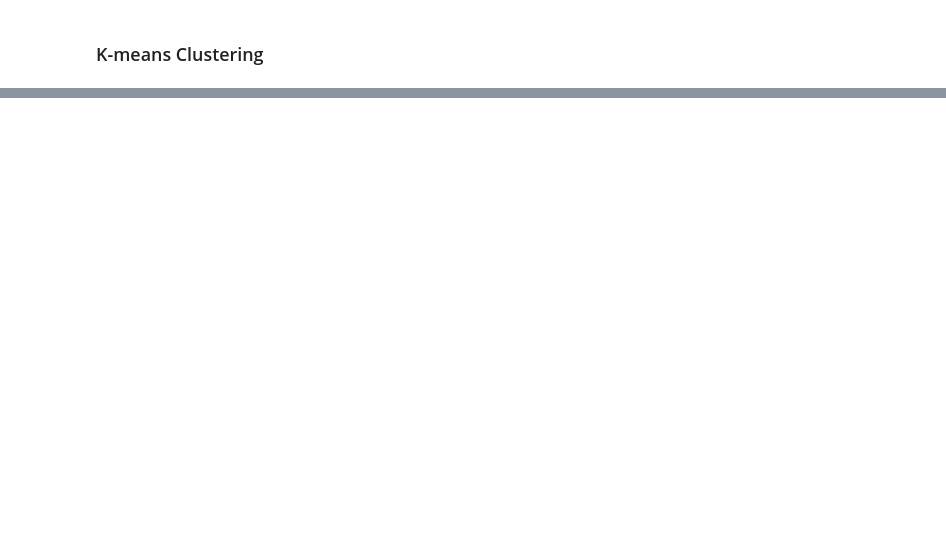
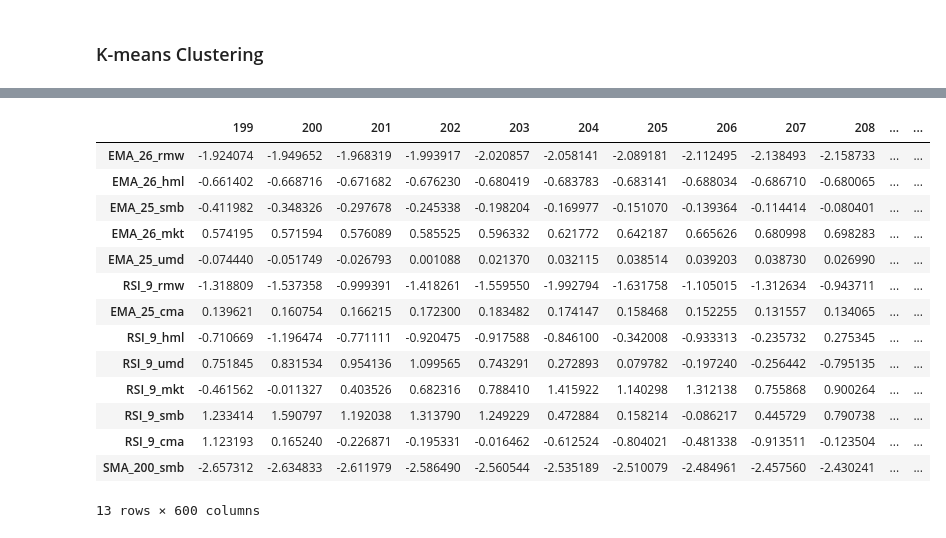
Before and after one commit to NatamonTonfon/NSC, a Jupyter notebook: model/CMA model.ipynb, the cells around one changed output, grey strips where cells are left out. Cells and saved outputs as stored; diff of their text form; code cells hidden in the pictures; blank space fills up the shorter version.

```diff
--- a/model/CMA model.ipynb
+++ b/model/CMA model.ipynb
@@ -412,0 +436,31 @@ for k in K:
+# %%
+# Centroids of the clusters
+centroids = kmeans.cluster_centers_
+
+# Extract the numerical values from the X_train DataFrame
+df = X_train.T
+a = df.values
+
+# Find the features that are closest to the centroids
+distances = np.linalg.norm(a - centroids[:, np.newaxis], axis=2)
+closest_centroid_indices = np.argmin(distances, axis=1)
+closest_feat = df.iloc[closest_centroid_indices]
+
+# Display the selected indicators
+closest_feat
+# %% [output]
+|  | 199 | 200 | 201 | 202 | 203 | 204 | 205 | 206 | 207 | 208 | ... | ... |
+| EMA_26_rmw | -1.924074 | -1.949652 | -1.968319 | -1.993917 | -2.020857 | -2.058141 | -2.089181 | -2.112495 | -2.138493 | -2.158733 | ... | ... |
+| EMA_26_hml | -0.661402 | -0.668716 | -0.671682 | -0.676230 | -0.680419 | -0.683783 | -0.683141 | -0.688034 | -0.686710 | -0.680065 | ... | ... |
+| EMA_25_smb | -0.411982 | -0.348326 | -0.297678 | -0.245338 | -0.198204 | -0.169977 | -0.151070 | -0.139364 | -0.114414 | -0.080401 | ... | ... |
+| EMA_26_mkt | 0.574195 | 0.571594 | 0.576089 | 0.585525 | 0.596332 | 0.621772 | 0.642187 | 0.665626 | 0.680998 | 0.698283 | ... | ... |
+| EMA_25_umd | -0.074440 | -0.051749 | -0.026793 | 0.001088 | 0.021370 | 0.032115 | 0.038514 | 0.039203 | 0.038730 | 0.026990 | ... | ... |
+| RSI_9_rmw | -1.318809 | -1.537358 | -0.999391 | -1.418261 | -1.559550 | -1.992794 | -1.631758 | -1.105015 | -1.312634 | -0.943711 | ... | ... |
+| EMA_25_cma | 0.139621 | 0.160754 | 0.166215 | 0.172300 | 0.183482 | 0.174147 | 0.158468 | 0.152255 | 0.131557 | 0.134065 | ... | ... |
+| RSI_9_hml | -0.710669 | -1.196474 | -0.771111 | -0.920475 | -0.917588 | -0.846100 | -0.342008 | -0.933313 | -0.235732 | 0.275345 | ... | ... |
+| RSI_9_umd | 0.751845 | 0.831534 | 0.954136 | 1.099565 | 0.743291 | 0.272893 | 0.079782 | -0.197240 | -0.256442 | -0.795135 | ... | ... |
+| RSI_9_mkt | -0.461562 | -0.011327 | 0.403526 | 0.682316 | 0.788410 | 1.415922 | 1.140298 | 1.312138 | 0.755868 | 0.900264 | ... | ... |
+| RSI_9_smb | 1.233414 | 1.590797 | 1.192038 | 1.313790 | 1.249229 | 0.472884 | 0.158214 | -0.086217 | 0.445729 | 0.790738 | ... | ... |
+| RSI_9_cma | 1.123193 | 0.165240 | -0.226871 | -0.195331 | -0.016462 | -0.612524 | -0.804021 | -0.481338 | -0.913511 | -0.123504 | ... | ... |
+| SMA_200_smb | -2.657312 | -2.634833 | -2.611979 | -2.586490 | -2.560544 | -2.535189 | -2.510079 | -2.484961 | -2.457560 | -2.430241 | ... | ... |
+13 rows × 600 columns
```
Also changed, not shown: parts of 15 cells of this notebook, 1 other file.
